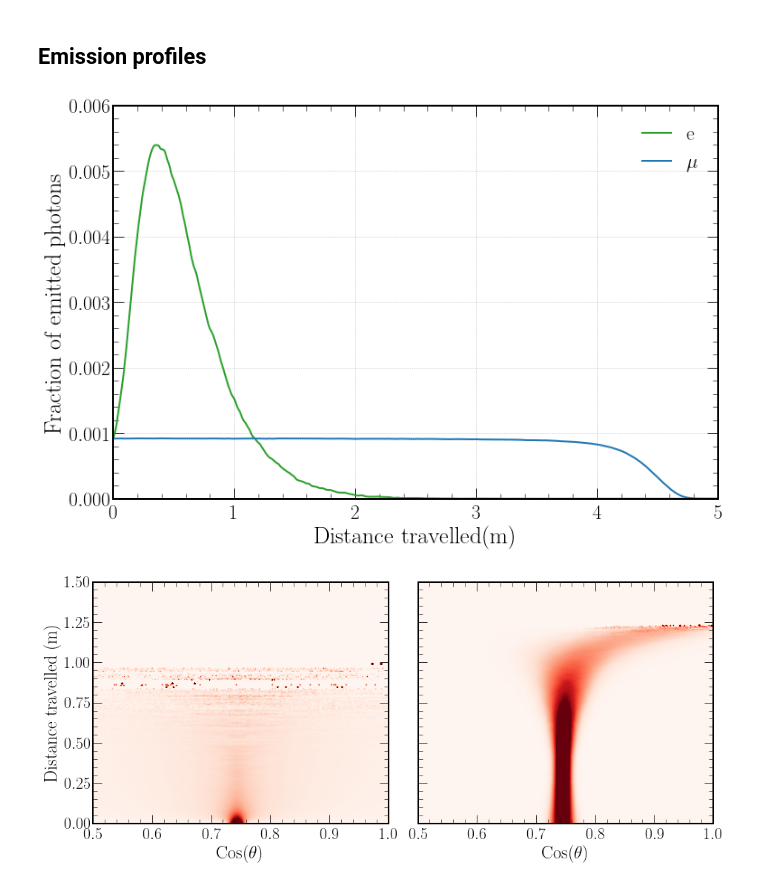
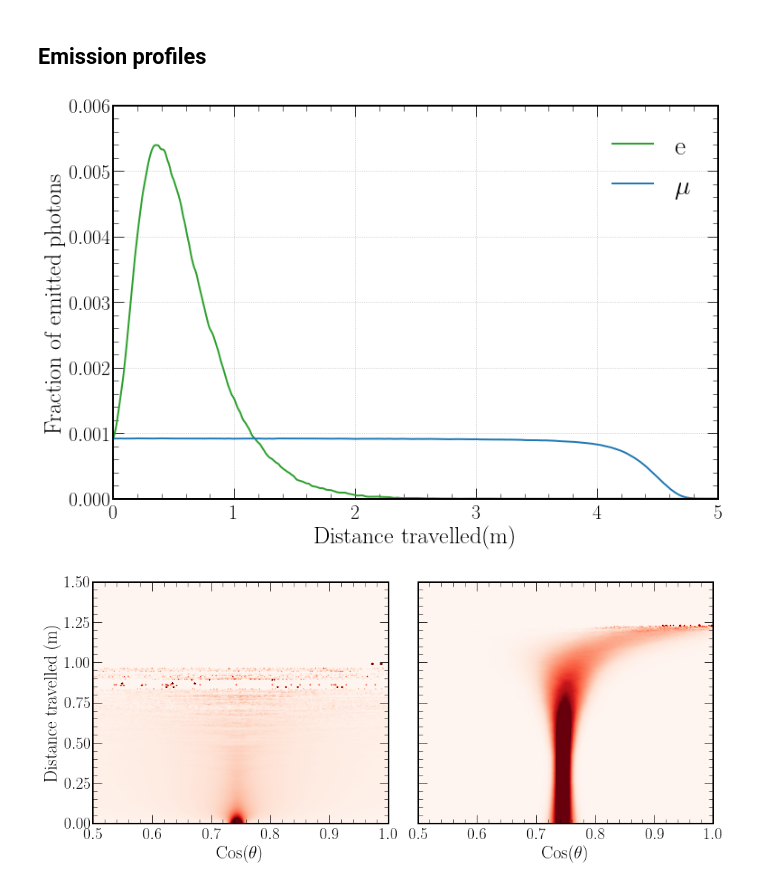
Before and after one commit to joshtingey/phd-thesis, a Jupyter notebook: plots.ipynb, the cells around one changed output. Drawn from its saved outputs; the diff is of its cells as text; code cells hidden in the pictures.

```diff
--- a/plots.ipynb
+++ b/plots.ipynb
@@ -366,32 +366,32 @@ cross_sections('./data/xsec_anumu.root', 'nu_mu_bar_O16', 6, 1)
 # %%
 # This is for 2500 MeV particles
 el_d = uproot.open("./data/profile_electrons.root")["fRho"].values
 mu_d = uproot.open("./data/profile_muons.root")["fRho"].values
 pi_d = uproot.open("./data/profile_pions.root")["fRho"].values
 pr_d = uproot.open("./data/profile_protons.root")["fRho"].values
 
 fig, axs = plt.subplots(1, 1, figsize=(12, 8), gridspec_kw={"hspace": 0.3})
 distances = np.arange(0, 13, 0.01)
 axs.plot(distances, el_d, color="tab:green", linewidth=2)
 axs.plot(distances, mu_d, color="tab:blue", linewidth=2)
 #axs.plot(distances, pi_d, color="tab:red", linewidth=2)
 #axs.plot(distances, pr_d, color="tab:pink", linewidth=2)
 
 el = Line2D([0], [0], color="tab:green", linewidth=2, linestyle="solid", label=r"e")
 mu = Line2D([0], [0], color="tab:blue", linewidth=2, linestyle="solid", label=r"$\mu$")
 #pi = Line2D([0], [0], color="tab:red", linewidth=2, linestyle="solid", label=r"$\pi^{\pm}$")
 #pr = Line2D([0], [0], color="tab:pink", linewidth=2, linestyle="solid", label=r"P")
-axs.legend(handles=[el, mu], loc="upper right")
+axs.legend(handles=[el, mu], loc="upper right", fontsize=30)
 
 axs.set_ylim(0, 0.006)
 axs.set_xlim(0, 5)
 axs.set_ylabel(r"Fraction of emitted photons")
 axs.set_xlabel(r"Distance travelled(m)")
 axs.grid()
 
-save("./diagrams/4-exp/emission_distance")
+save("./diagrams/4-chips/emission_distance")
 # %% [output]
-[figure, old version]
+[figure, new version]
 # %%
 el_g = uproot.open("./data/profile_electrons.root")["fGFine"].values
 el_g = np.rot90(el_g, 1)
```
Also changed, not shown: parts of 7 cells of this notebook, 49 other files.
